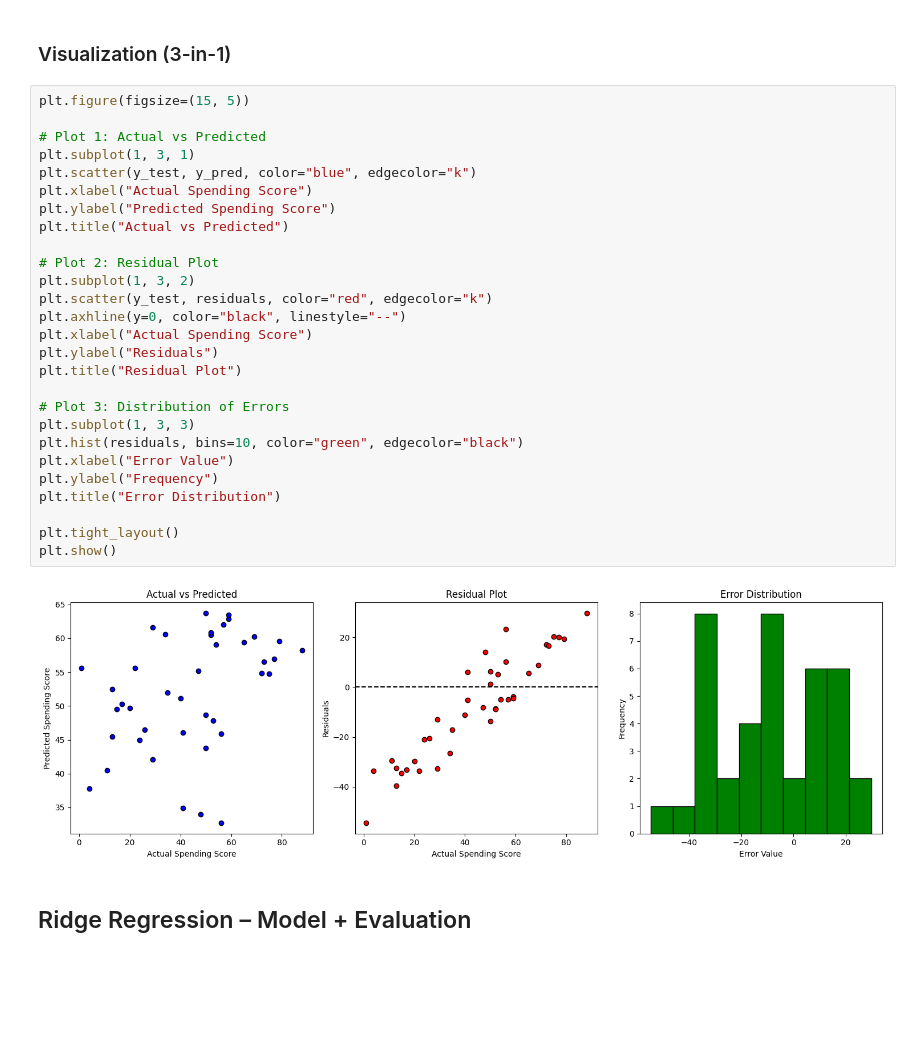
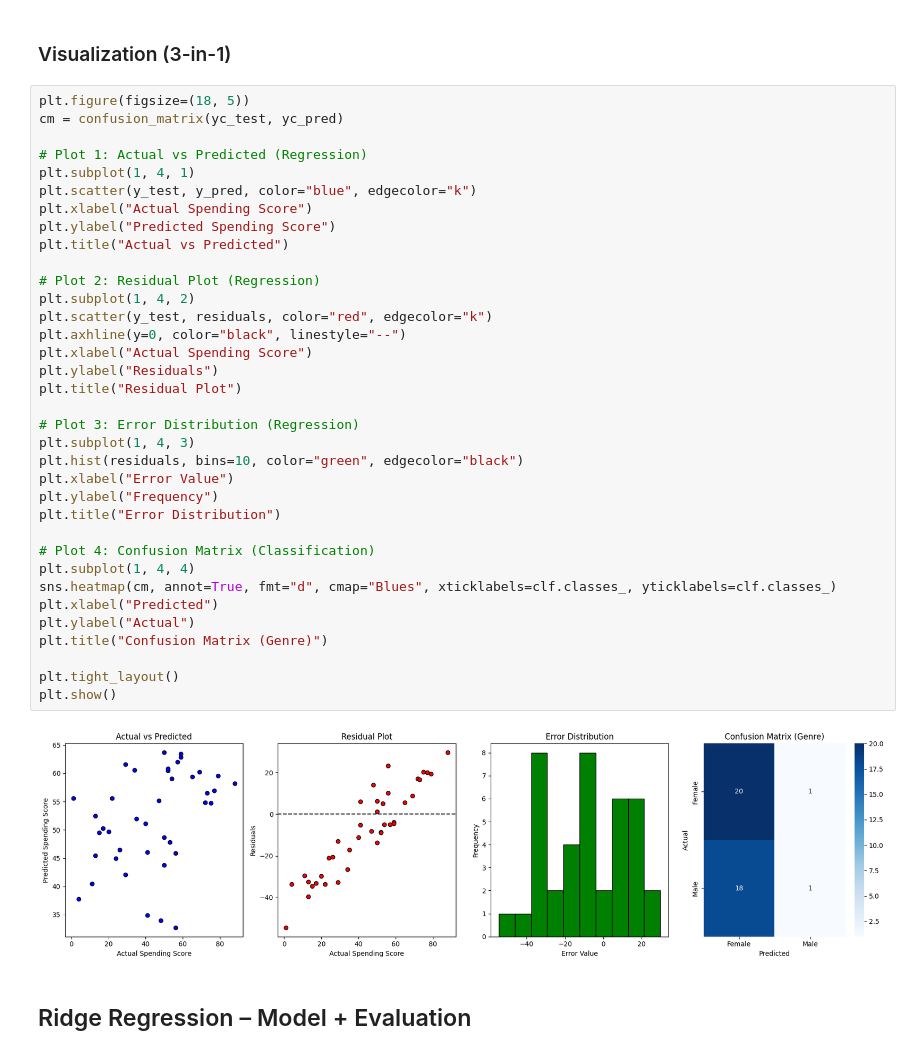
Before and after one commit to Rekhakumari28/AI-ML-MiniProjects, a Jupyter notebook: AI_ML_Week3_Project_Customer_Segmentation_for_a_Retail_Store.ipynb, the cells around one changed output. Saved outputs shown, nothing was run; the diff lists cells and outputs as text; blank space fills up the shorter version.

```diff
--- a/AI_ML_Week3_Project_Customer_Segmentation_for_a_Retail_Store.ipynb
+++ b/AI_ML_Week3_Project_Customer_Segmentation_for_a_Retail_Store.ipynb
@@ -318,34 +363,42 @@ R2 Score: 0.019631778132180422
 # %% [markdown]
 ### Visualization (3-in-1)
 # %%
-plt.figure(figsize=(15, 5))
+plt.figure(figsize=(18, 5))
+cm = confusion_matrix(yc_test, yc_pred)
 
-# Plot 1: Actual vs Predicted
-plt.subplot(1, 3, 1)
+# Plot 1: Actual vs Predicted (Regression)
+plt.subplot(1, 4, 1)
 plt.scatter(y_test, y_pred, color="blue", edgecolor="k")
 plt.xlabel("Actual Spending Score")
 plt.ylabel("Predicted Spending Score")
 plt.title("Actual vs Predicted")
 
-# Plot 2: Residual Plot
-plt.subplot(1, 3, 2)
+# Plot 2: Residual Plot (Regression)
+plt.subplot(1, 4, 2)
 plt.scatter(y_test, residuals, color="red", edgecolor="k")
 plt.axhline(y=0, color="black", linestyle="--")
 plt.xlabel("Actual Spending Score")
 plt.ylabel("Residuals")
 plt.title("Residual Plot")
 
-# Plot 3: Distribution of Errors
-plt.subplot(1, 3, 3)
+# Plot 3: Error Distribution (Regression)
+plt.subplot(1, 4, 3)
 plt.hist(residuals, bins=10, color="green", edgecolor="black")
 plt.xlabel("Error Value")
 plt.ylabel("Frequency")
 plt.title("Error Distribution")
 
+# Plot 4: Confusion Matrix (Classification)
+plt.subplot(1, 4, 4)
+sns.heatmap(cm, annot=True, fmt="d", cmap="Blues", xticklabels=clf.classes_, yticklabels=clf.classes_)
+plt.xlabel("Predicted")
+plt.ylabel("Actual")
+plt.title("Confusion Matrix (Genre)")
+
 plt.tight_layout()
 plt.show()
 # %% [output]
-[figure, old version]
+[figure, new version]
 # %% [markdown]
 ## Ridge Regression – Model + Evaluation
 # %%
```
Also changed, not shown: parts of 28 cells of this notebook.
